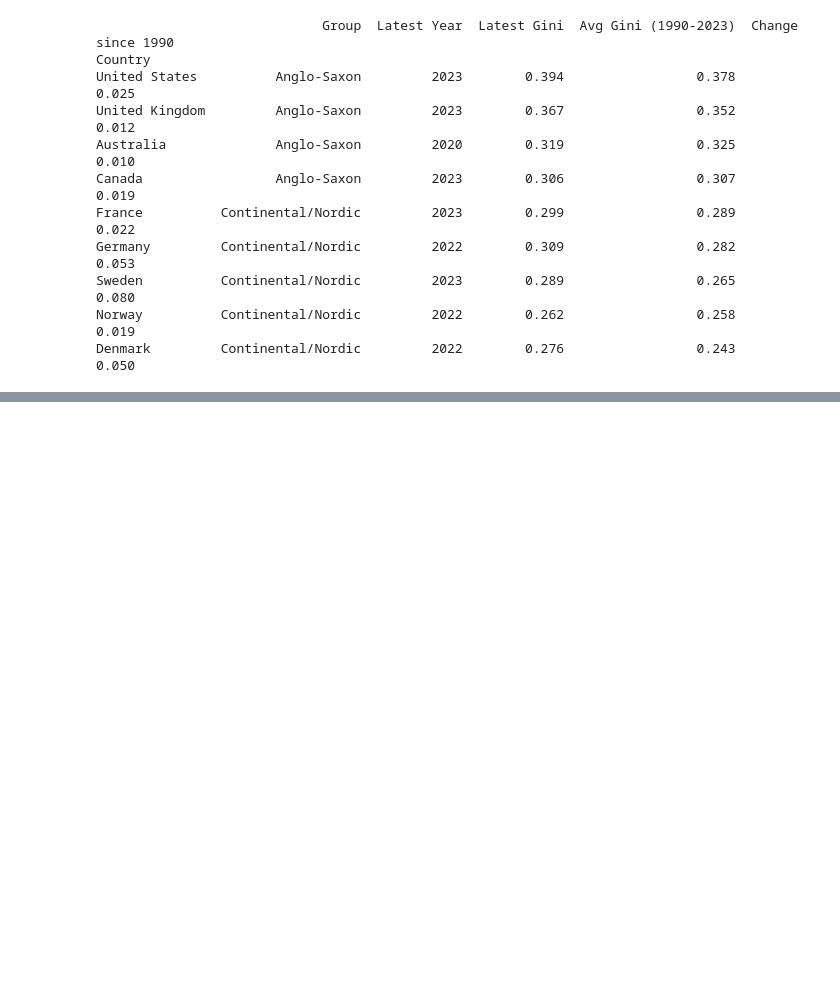
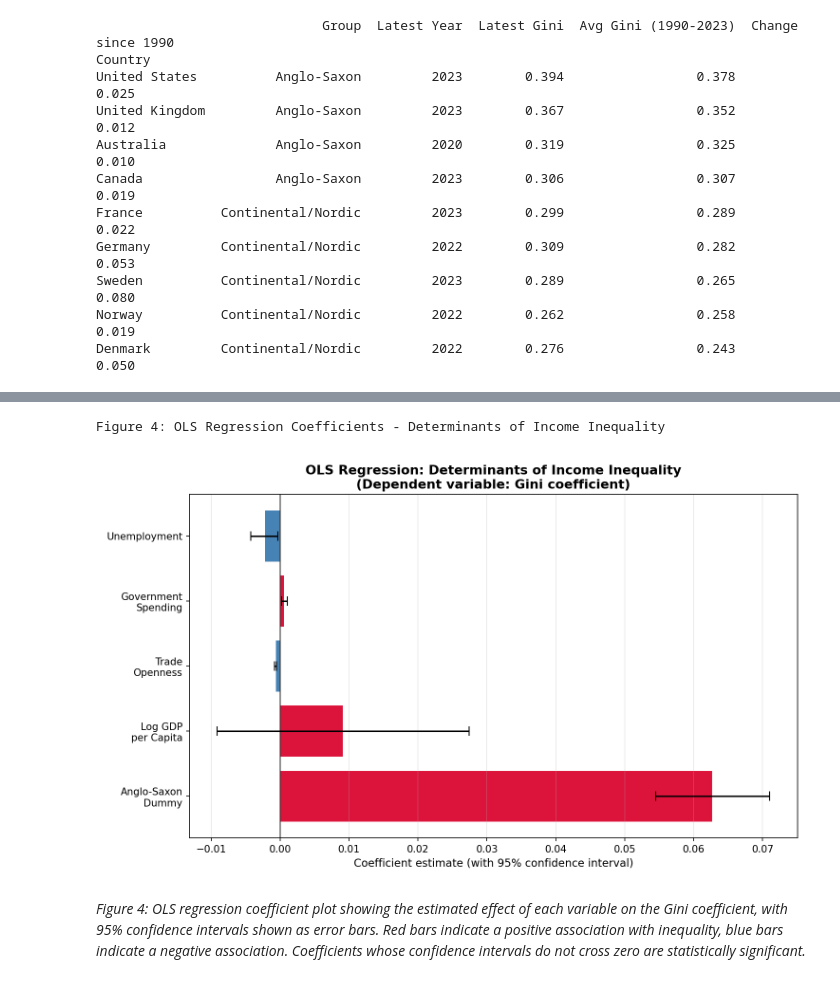
Before and after one commit to GeorgeKingham/Anglo-Saxon-Inequality, a Jupyter notebook: notebooks/Blog.ipynb, the cells around one changed output, grey strips where cells are left out. Saved outputs shown, nothing was run; the diff lists cells and outputs as text; code cells hidden in the pictures; blank space fills up the shorter version.

```diff
--- a/notebooks/Blog.ipynb
+++ b/notebooks/Blog.ipynb
@@ -538,0 +647,11 @@ Denmark         Continental/Nordic         2022        0.276                 0.2
+# %%
+from IPython.display import Image, display
+
+print("Figure 4: OLS Regression Coefficients - Determinants of Income Inequality")
+display(Image('../output/figures/regression_coefficients.png', width=800))
+# %% [output]
+Figure 4: OLS Regression Coefficients - Determinants of Income Inequality
+[figure, added]
+# %% [markdown]
+*Figure 4: OLS regression coefficient plot showing the estimated effect of each variable on the Gini coefficient, with 95% confidence intervals shown as error bars.
+Red bars indicate a positive association with inequality, blue bars indicate a negative association. Coefficients whose confidence intervals do not cross zero are statistically significant.*
```
Also changed, not shown: parts of 16 cells of this notebook.
